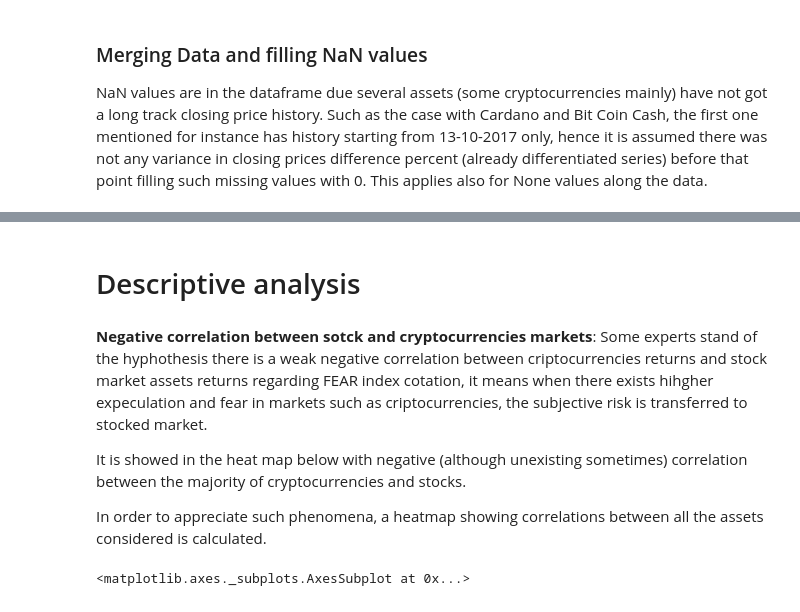
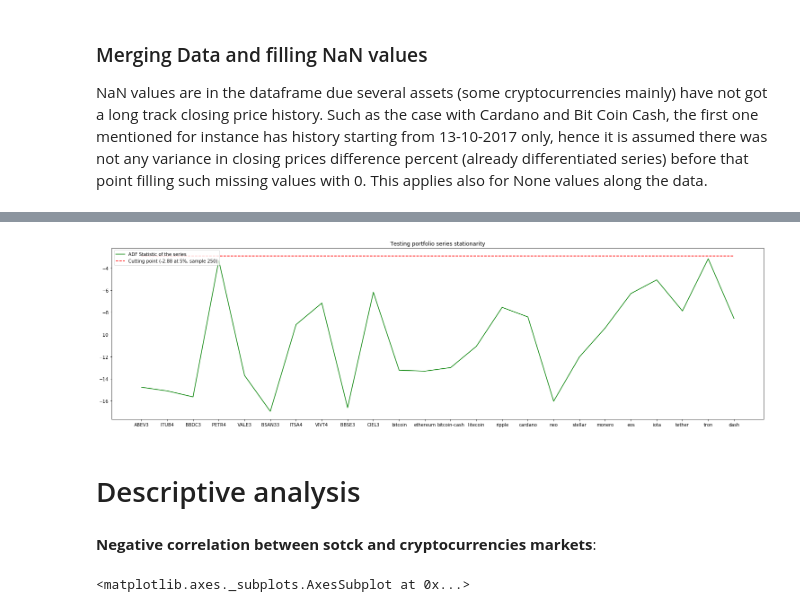
Before and after one commit to pablocs1288/markowitz_the_wizard, a Jupyter notebook: Implementation.ipynb, the cells around one changed output, grey strips where cells are left out. Drawn from its saved outputs; the diff is of its cells as text; code cells hidden in the pictures.

Commit message:
documentation: stationarity theory, garch models

```diff
--- a/Implementation.ipynb
+++ b/Implementation.ipynb
@@ -356,0 +359,5 @@ return_rates_pd = return_rates_pd.fillna(0)
+# %%
+from statsmodels.tsa.stattools import adfuller
+
+dickey_outcome = return_rates_pd.tail(210).apply(lambda col: adfuller(col)[0])
+dickey_outcome
@@ -357,12 +382,19 @@ return_rates_pd = return_rates_pd.fillna(0)
+# %%
+plt.figure(figsize=(26,7))
+x_lab = [index.replace('stock','').replace('ccurr','').replace('close', '').replace('_','') for index in dickey_outcome.index]
+plt.xticks(range(len(dickey_outcome.values)), x_lab)
+plt.plot(dickey_outcome.values,label='ADF Statistic of the series',color='green')
+plt.plot(np.full((1, len(dickey_outcome.values)), -2.88)[0],'k--',label='Cutting point (-2.88 at 5%, sample 250)',color='red')
+plt.title('Testing portfolio series stationarity')
+plt.legend(loc='upper left')
+plt.show()
+# %% [output]
+[figure, added]
 # %% [markdown]
 # Descriptive analysis
-# %% [markdown]
-
-**Negative correlation between sotck and cryptocurrencies markets**: Some experts stand of the hyphothesis there is a weak negative correlation between criptocurrencies returns and stock market assets returns regarding FEAR index cotation, it means when there exists hihgher expeculation and fear in markets such as criptocurrencies, the subjective risk is transferred to stocked market.
-
-It is showed in the heat map below with negative (although unexisting sometimes) correlation between the majority of cryptocurrencies and stocks.
-
-In order to appreciate such phenomena, a heatmap showing correlations between all the assets considered is calculated.
+# %% [markdown]
+
+**Negative correlation between sotck and cryptocurrencies markets**:
 # %%
 ## Pearson correlation - All portafolio
 sns.heatmap(percent_returns_pd.tail(360).corr(method='pearson'),  cmap="YlGnBu", center=0, square=True)
```
Also changed, not shown: parts of 9 cells of this notebook, 4 other files.
